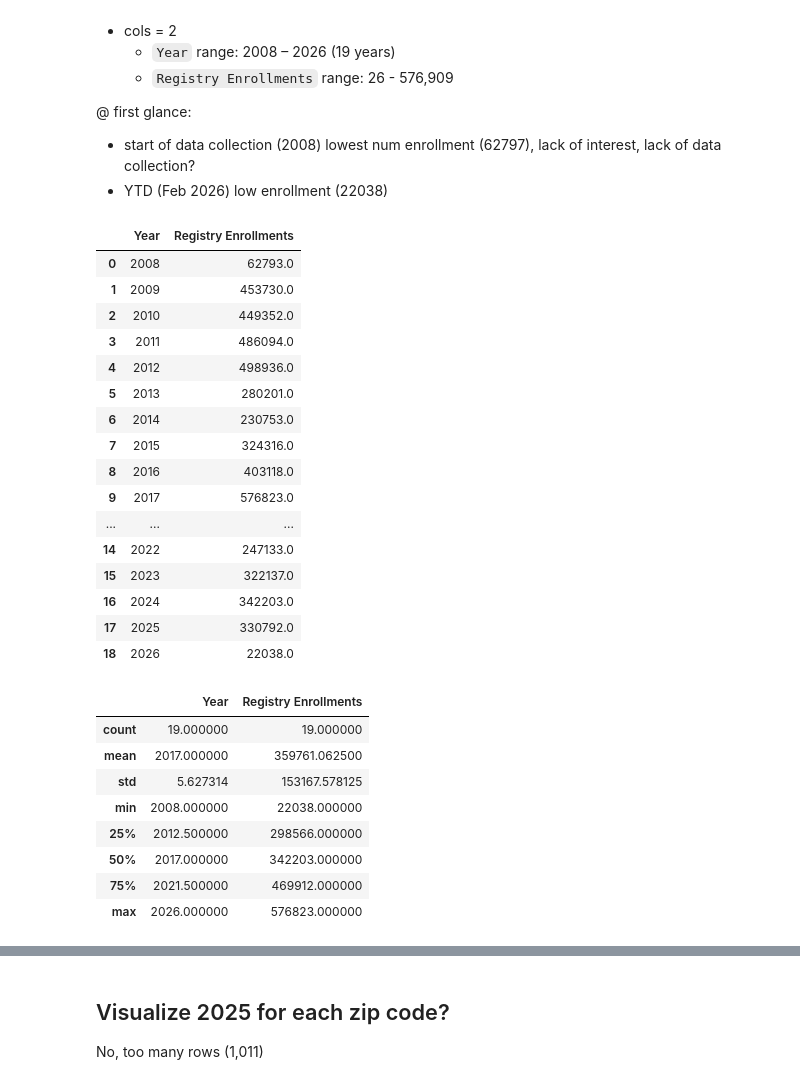
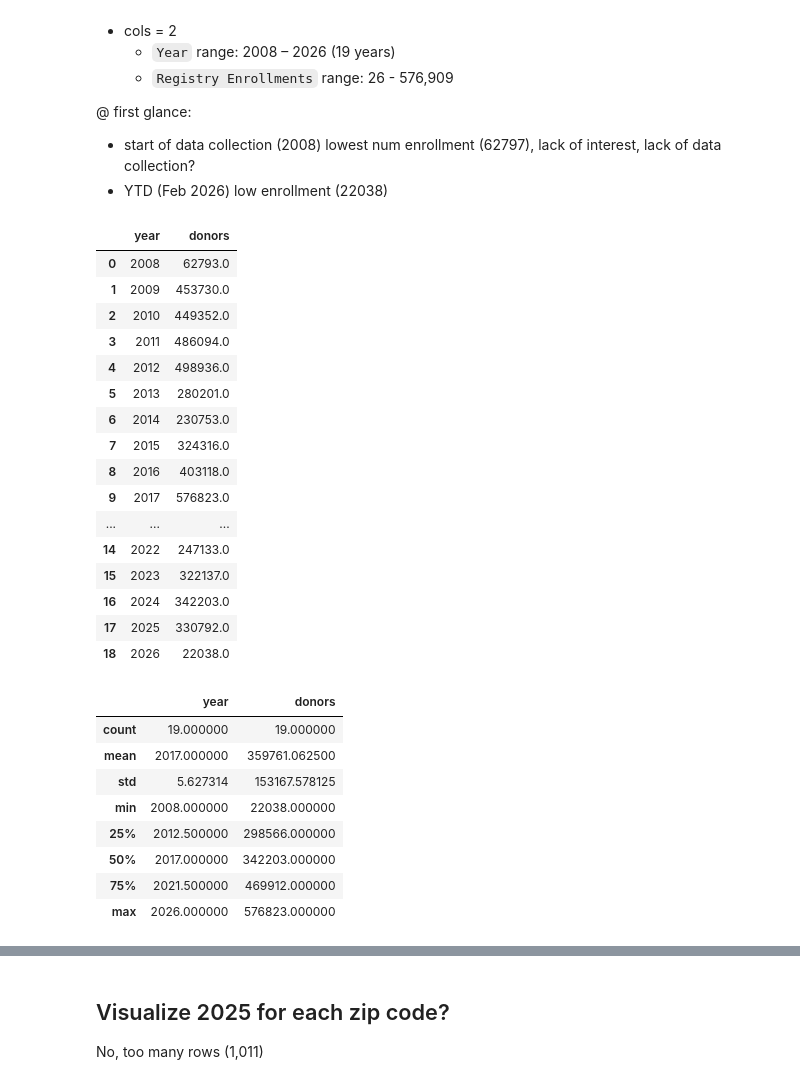
Before and after one commit to slp22/nys_donate_life, a Jupyter notebook: NYS Donate Life_start.ipynb, the cells around one changed output, grey strips where cells are left out. Cells and saved outputs as stored; diff of their text form; code cells hidden in the pictures.

```diff
--- a/NYS Donate Life_start.ipynb
+++ b/NYS Donate Life_start.ipynb
@@ -97,3 +107,10 @@ dtype: int64
+# %%
+# rename columns
+donate_df.rename(columns={
+    'Zip Code': 'zip',
+    'Year': 'year',
+    'Month': 'month',
+    'Registry Enrollments': 'donors'}, inplace=True)
 # %%
 # check for missing data
 missing_values = donate_df.isna().sum()
@@ -144,6 +161,6 @@ Duplicates Sum: 794.0
 # aggregate data by month & year
 yearly_df = (
     donate_df
-    .groupby(['Zip Code', 'Year'], as_index=False)
-    .agg({'Registry Enrollments': 'sum'}))
+    .groupby(['zip', 'year'], as_index=False)
+    .agg({'donors': 'sum'}))
 # %%
@@ -201,14 +218,14 @@ dtype: int64
 # %%
 # see data in table format
 yearly_totals = (
     yearly_df
-    .groupby('Year', as_index=False)
-    .agg({'Registry Enrollments': 'sum'})
-    .sort_values('Year')
+    .groupby('year', as_index=False)
+    .agg({'donors': 'sum'})
+    .sort_values('year')
 )
 yearly_totals
 # %% [output]
-|  | Year | Registry Enrollments |
+|  | year | donors |
 | 0 | 2008 | 62793.0 |
 | 1 | 2009 | 453730.0 |
 | 2 | 2010 | 449352.0 |
@@ -228,7 +245,7 @@ yearly_totals
 # %%
 yearly_totals.describe()
 # %% [output]
-|  | Year | Registry Enrollments |
+|  | year | donors |
 | count | 19.000000 | 19.000000 |
 | mean | 2017.000000 | 359761.062500 |
 | std | 5.627314 | 153167.578125 |
```
Also changed, not shown: parts of 23 cells of this notebook, 6 other files.
